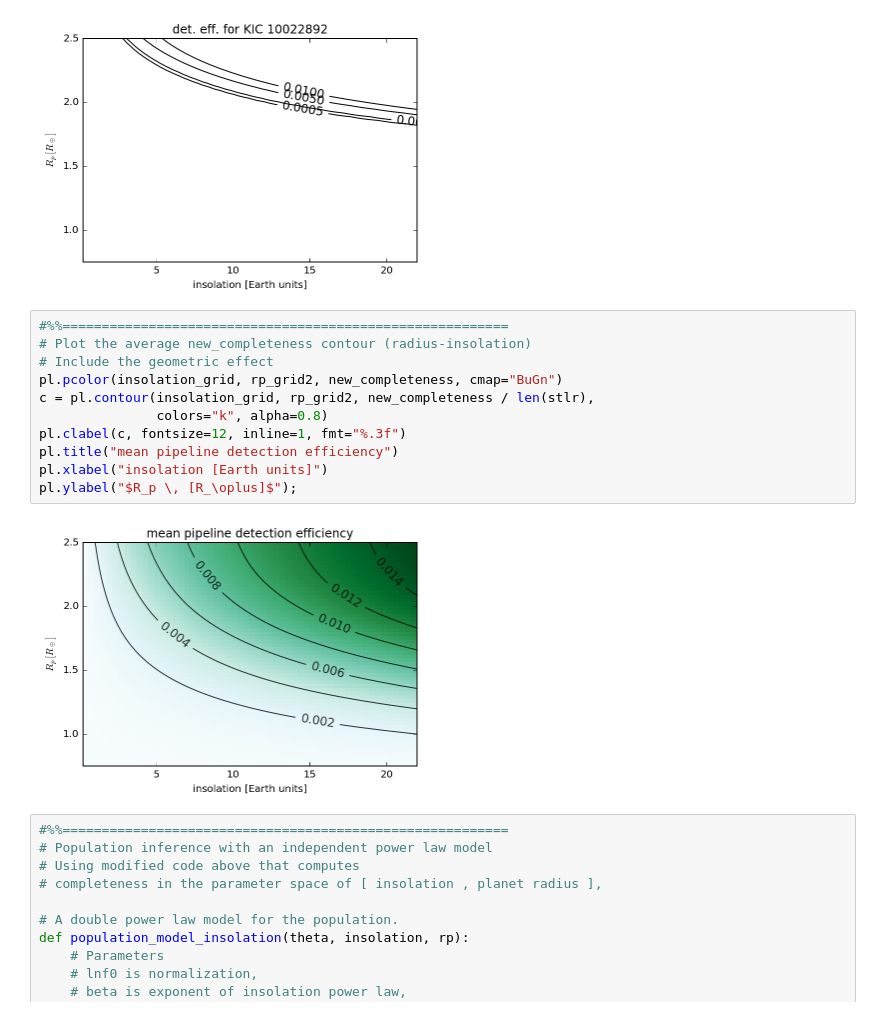
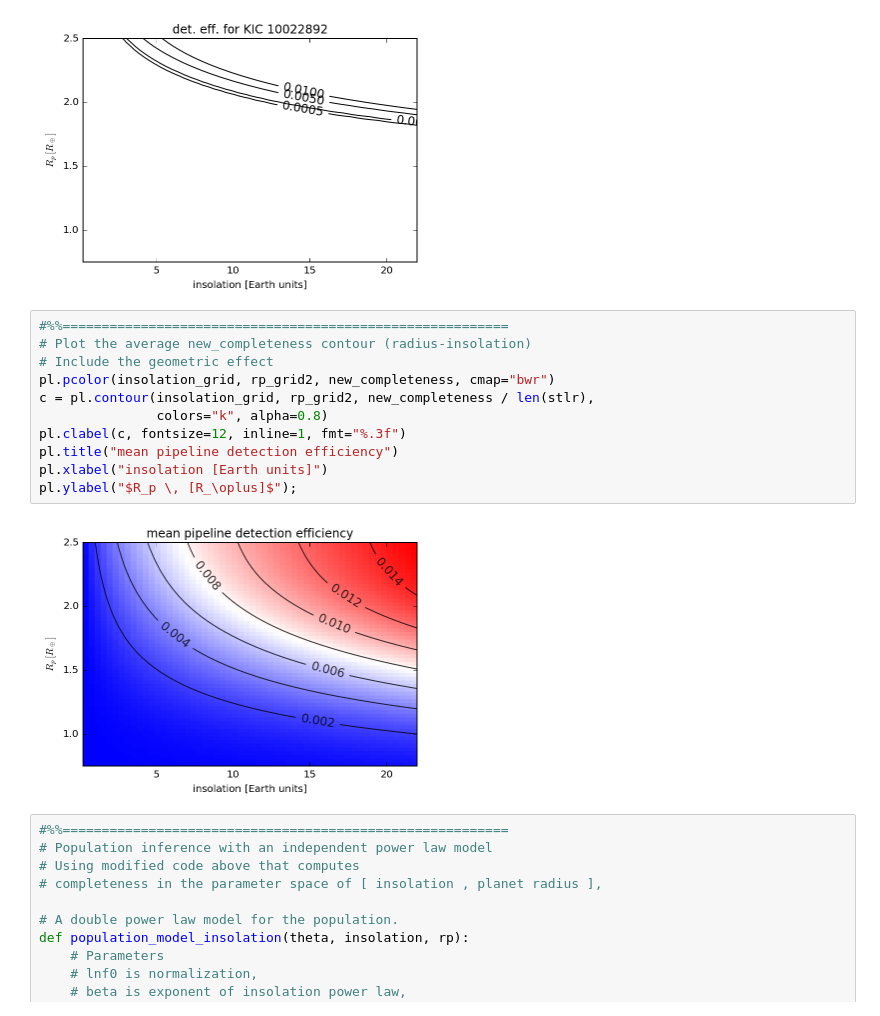
Before and after one commit to mshabram/PyStan_Kepler_Exoplanet_Populations, a Jupyter notebook: exopop_insolation_3_PyStan_v1.ipynb, the cells around one changed output. Drawn from its saved outputs; the diff is of its cells as text.

Commit message:
changed all the plot colors to red and blue theme.

```diff
--- a/exopop_insolation_3_PyStan_v1.ipynb
+++ b/exopop_insolation_3_PyStan_v1.ipynb
@@ -444,16 +444,16 @@ pl.title("det. eff. for KIC {0}".format(np.min(stlr.kepid.iloc[0])));
 # %%
 #%%=========================================================
 # Plot the average new_completeness contour (radius-insolation)
 # Include the geometric effect
-pl.pcolor(insolation_grid, rp_grid2, new_completeness, cmap="BuGn")
+pl.pcolor(insolation_grid, rp_grid2, new_completeness, cmap="bwr")
 c = pl.contour(insolation_grid, rp_grid2, new_completeness / len(stlr),
                colors="k", alpha=0.8)
 pl.clabel(c, fontsize=12, inline=1, fmt="%.3f")
 pl.title("mean pipeline detection efficiency")
 pl.xlabel("insolation [Earth units]")
 pl.ylabel("$R_p \, [R_\oplus]$");
 # %% [output]
-[figure, old version]
+[figure, new version]
 # %%
 #%%=========================================================
 # Population inference with an independent power law model
```
